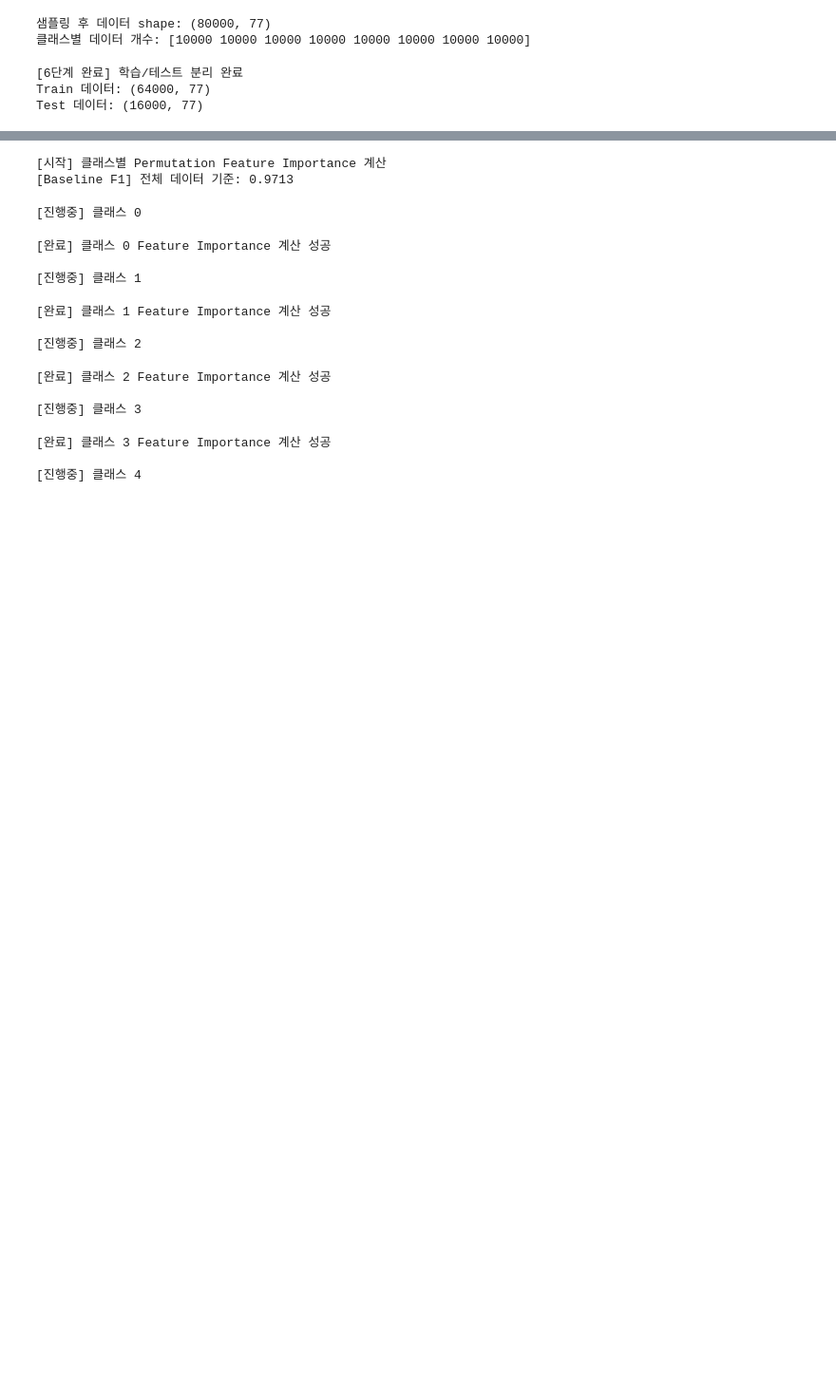
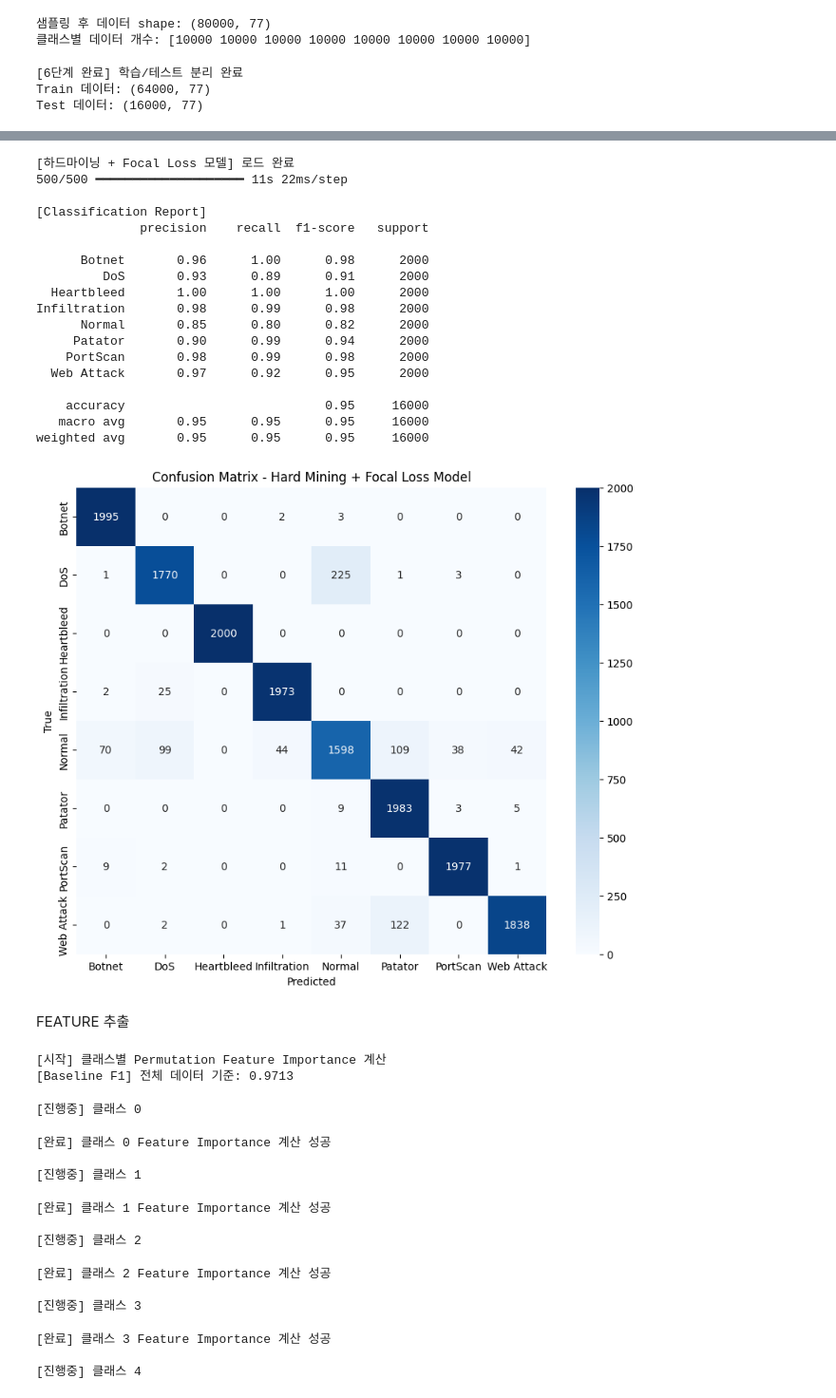
Before and after one commit to 8sheeta8/2025_Capstone_DDoS-Botnet, a Jupyter notebook: CNN+Transformer.ipynb, the cells around one changed output, grey strips where cells are left out. Shown at 95% size. Saved outputs shown, nothing was run; the diff lists cells and outputs as text; code cells hidden in the pictures; blank space fills up the shorter version.

```diff
--- a/CNN+Transformer.ipynb
+++ b/CNN+Transformer.ipynb
@@ -344,3 +564,80 @@ weighted avg       0.97      0.97      0.97     16000
+# %%
+# ==========================
+# 1. 라이브러리 임포트
+# ==========================
+from tensorflow.keras.models import load_model
+from tensorflow.keras import backend as K
+from sklearn.metrics import classification_report, confusion_matrix
+import numpy as np
+import matplotlib.pyplot as plt
+import seaborn as sns
+
+# ==========================
+# 2. focal_loss_fixed 함수 정의 (저장할 때 사용한 것과 일치해야 함)
+# ==========================
+def focal_loss_fixed(y_true, y_pred, alpha=0.25, gamma=2.0):
+    y_true = K.one_hot(K.cast(y_true, 'int32'), num_classes)  # num_classes는 데이터 기준 설정
+    y_true = K.squeeze(y_true, axis=1) if len(y_true.shape) == 3 else y_true
+    cross_entropy = K.binary_crossentropy(y_true, y_pred)
+    weight = alpha * K.pow(1 - y_pred, gamma)
+    loss = weight * cross_entropy
+    return K.sum(loss, axis=-1)
+
+# ==========================
+# 3. 모델 로드 (custom_objects 필수)
+# ==========================
+model_loaded = load_model('model_hard_focal.keras',
+                          custom_objects={'focal_loss_fixed': focal_loss_fixed})
+print("[하드마이닝 + Focal Loss 모델] 로드 완료")
+
+# ==========================
+# 4. 테스트 데이터 준비 (X_test_reshaped, y_test 사용)
+# ==========================
+# X_test_reshaped, y_test는 반드시 기존에 준비되어 있어야 합니다.
+
+# ==========================
+# 5. 예측 및 평가
+# ==========================
+y_pred_probs = model_loaded.predict(X_test_reshaped)
+y_pred = np.argmax(y_pred_probs, axis=1)
+
+print("\n[Classification Report]")
+print(classification_report(y_test, y_pred, target_names=labelencoder.classes_))
+
+# ==========================
+# 6. Confusion Matrix 시각화
+# ==========================
+cm = confusion_matrix(y_test, y_pred)
+plt.figure(figsize=(10,8))
+sns.heatmap(cm, annot=True, fmt="d", cmap="Blues",
+            xticklabels=labelencoder.classes_,
+            yticklabels=labelencoder.classes_)
+plt.title("Confusion Matrix - Hard Mining + Focal Loss Model")
+plt.xlabel("Predicted")
+plt.ylabel("True")
+plt.show()
+# %% [output]
+[하드마이닝 + Focal Loss 모델] 로드 완료
+500/500 ━━━━━━━━━━━━━━━━━━━━ 11s 22ms/step
+
+[Classification Report]
+              precision    recall  f1-score   support
+
+      Botnet       0.96      1.00      0.98      2000
+         DoS       0.93      0.89      0.91      2000
+  Heartbleed       1.00      1.00      1.00      2000
+Infiltration       0.98      0.99      0.98      2000
+      Normal       0.85      0.80      0.82      2000
+     Patator       0.90      0.99      0.94      2000
+    PortScan       0.98      0.99      0.98      2000
+  Web Attack       0.97      0.92      0.95      2000
+
+    accuracy                           0.95     16000
+   macro avg       0.95      0.95      0.95     16000
+weighted avg       0.95      0.95      0.95     16000
+[figure, added]
+# %% [markdown]
+FEATURE 추출
 # %%
 import numpy as np
 import tensorflow as tf
```
Also changed, not shown: parts of 13 cells of this notebook.
